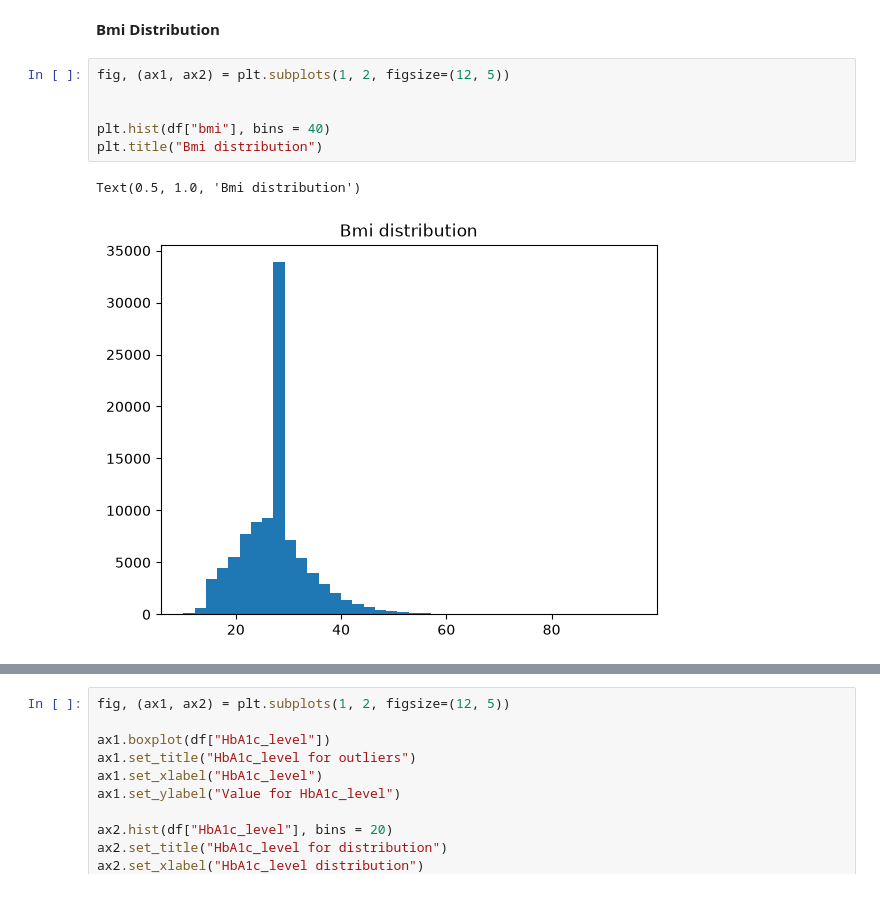
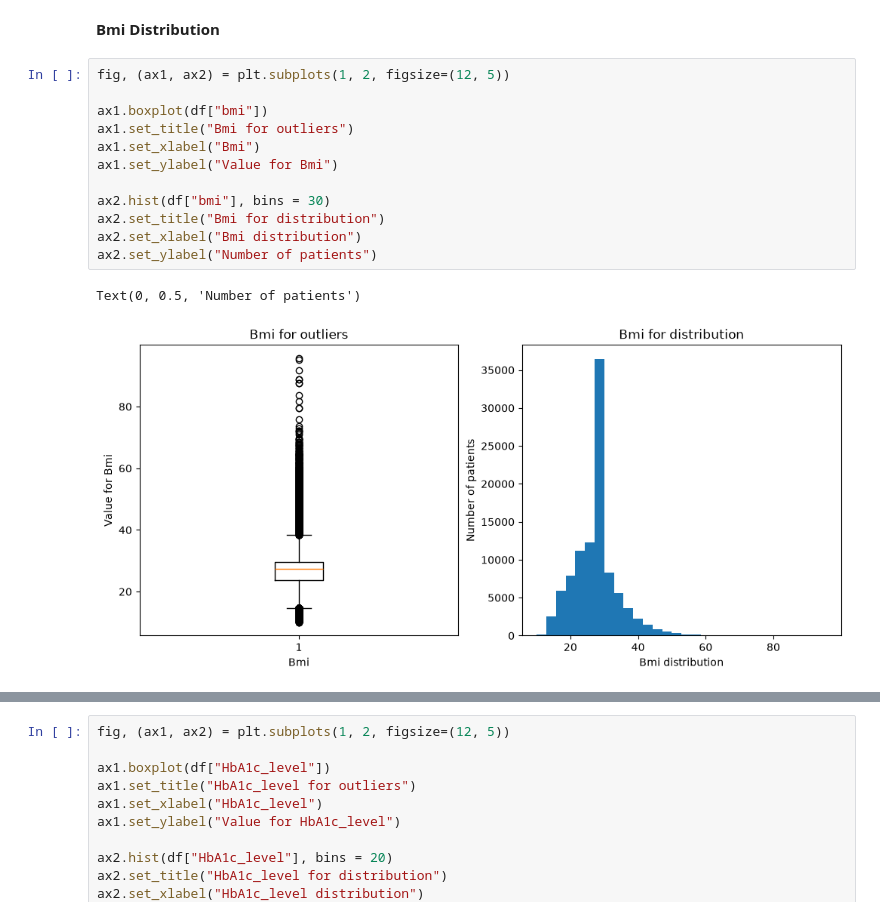
Before and after one commit to DomonkosKenesi/Diabetes_Prediction, a Jupyter notebook: main.ipynb, the cells around one changed output, grey strips where cells are left out. Cells and saved outputs as stored; diff of their text form.

```diff
--- a/main.ipynb
+++ b/main.ipynb
@@ -107,9 +107,15 @@ Text(0.5, 1.0, 'Age distribution')
 # %%
 fig, (ax1, ax2) = plt.subplots(1, 2, figsize=(12, 5))
 
+ax1.boxplot(df["bmi"])
+ax1.set_title("Bmi for outliers")
+ax1.set_xlabel("Bmi")
+ax1.set_ylabel("Value for Bmi")
 
-plt.hist(df["bmi"], bins = 40)
-plt.title("Bmi distribution")
+ax2.hist(df["bmi"], bins = 30)
+ax2.set_title("Bmi for distribution")
+ax2.set_xlabel("Bmi distribution")
+ax2.set_ylabel("Number of patients")
 # %% [output]
-Text(0.5, 1.0, 'Bmi distribution')
+Text(0, 0.5, 'Number of patients')
-[figure, old version]
+[figure, new version]
```
Also changed, not shown: parts of 2 cells of this notebook.
